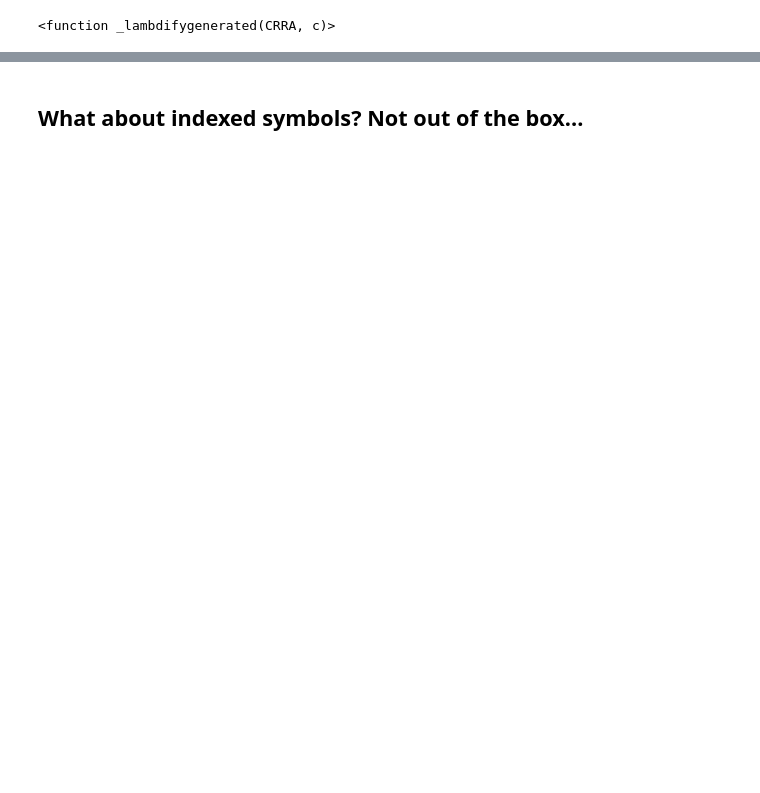
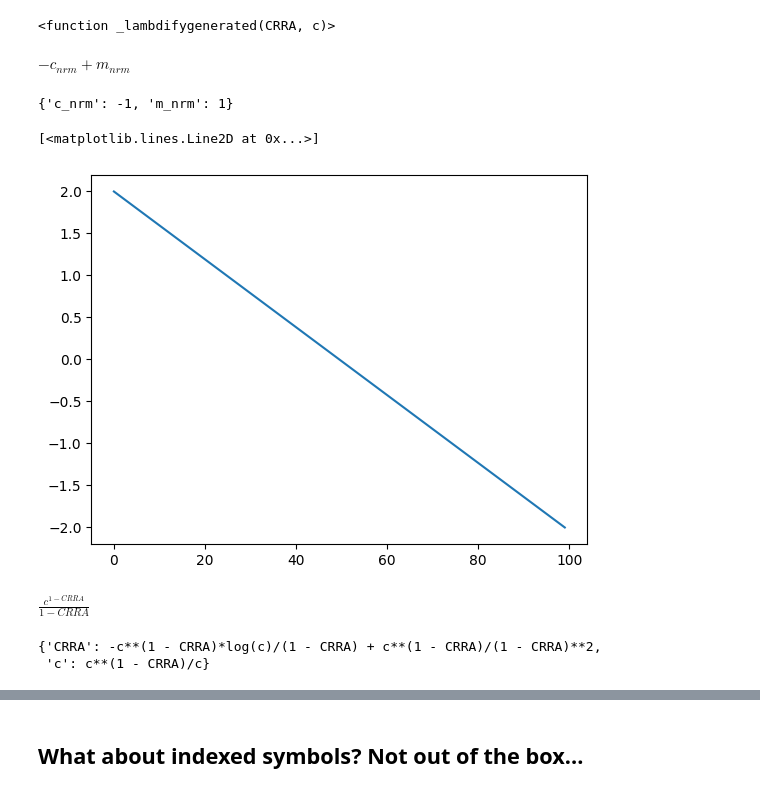
Before and after one commit to econ-ark/OverARK, a Jupyter notebook: Development/hablo/Testing Hablo.ipynb, the cells around one changed output, grey strips where cells are left out. Drawn from its saved outputs; the diff is of its cells as text; code cells hidden in the pictures; blank space fills up the shorter version.

Commit message:
adding HabloExpression to hablo

```diff
--- a/Development/hablo/Testing Hablo.ipynb
+++ b/Development/hablo/Testing Hablo.ipynb
@@ -51,3 +53,20 @@ hablo.math_text_to_lambda(config['dynamics']['a_nrm'])
 hablo.math_text_to_lambda(config['dynamics']['u'])
 # %% [output]
 <function _lambdifygenerated(CRRA, c)>
+# %%
+a_hexp = hablo.HabloExpression(config['dynamics']['a_nrm'])
+# %%
+a_hexp.expr
+# %% [output]
+$\displaystyle - c_{nrm} + m_{nrm}$
+# %%
+a_hexp.diffs
+# %% [output]
+{'c_nrm': -1, 'm_nrm': 1}
+# %%
+x = np.linspace(0,4,100)
+
+plt.plot(a_hexp.npf(x, 2))
+# %% [output]
+[<matplotlib.lines.Line2D at 0x...>]
+[figure, added]
@@ -53,0 +75,9 @@ hablo.math_text_to_lambda(config['dynamics']['u'])
+# %%
+u_hexp.expr
+# %% [output]
+$\displaystyle \frac{c^{1 - CRRA}}{1 - CRRA}$
+# %%
+u_hexp.diffs
+# %% [output]
+{'CRRA': -c**(1 - CRRA)*log(c)/(1 - CRRA) + c**(1 - CRRA)/(1 - CRRA)**2,
+ 'c': c**(1 - CRRA)/c}
```
Also changed, not shown: parts of 7 cells of this notebook, 1 other file.
